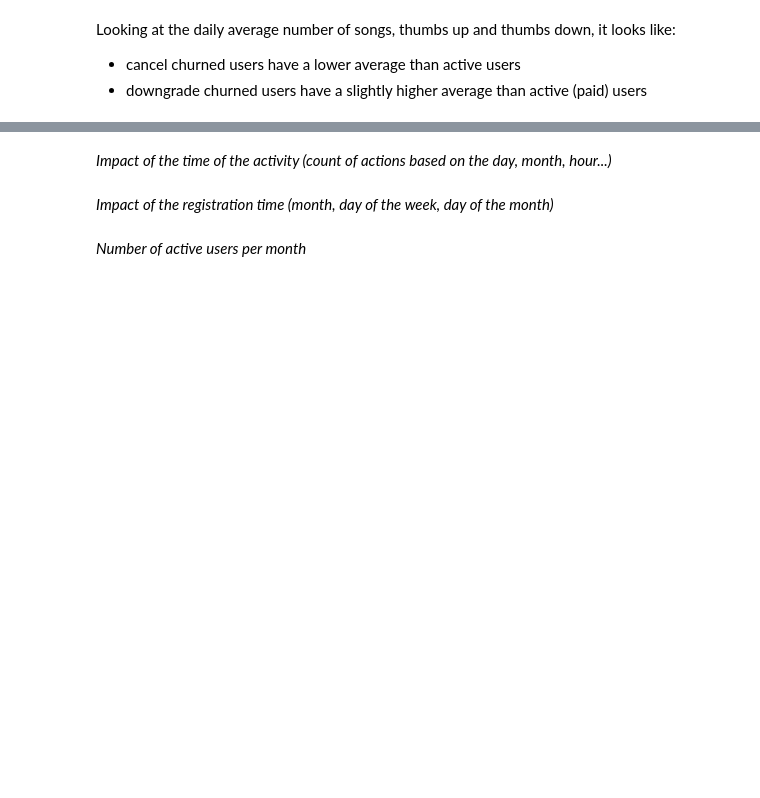
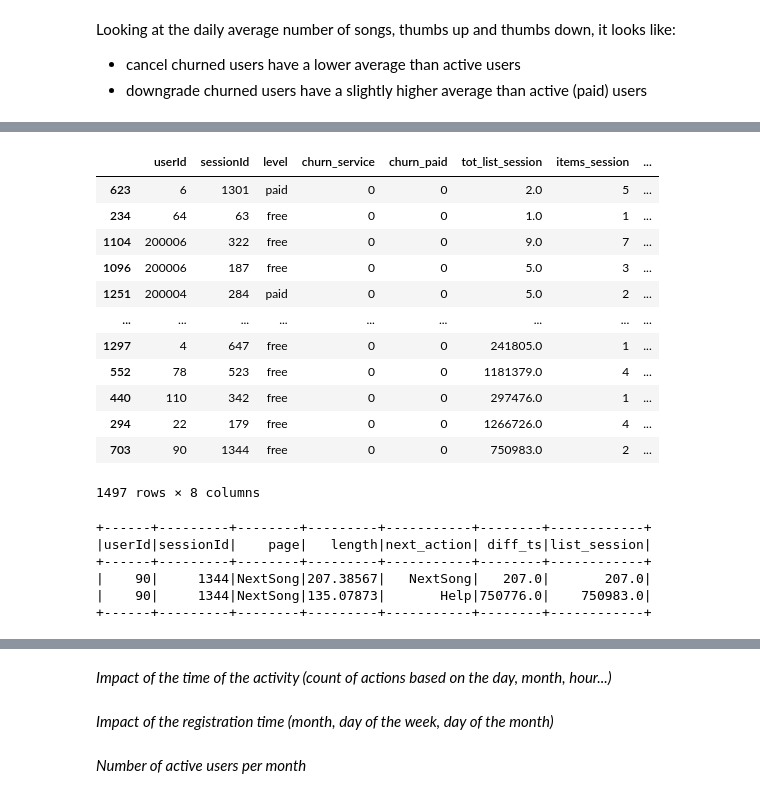
Before and after one commit to acoullandreau/capstone_sparkify, a Jupyter notebook: Exploration mini-dataset Sparkify.ipynb, the cells around one changed output, grey strips where cells are left out. Cells and saved outputs as stored; diff of their text form; code cells hidden in the pictures; blank space fills up the shorter version.

```diff
--- a/Exploration mini-dataset Sparkify.ipynb
+++ b/Exploration mini-dataset Sparkify.ipynb
@@ -1578,0 +1582,25 @@ Looking at the daily average number of songs, thumbs up and thumbs down, it look
+# %%
+# use again the partition grouping by userId and sorting by descending timestamp
+user_category = Window.partitionBy("userId").orderBy(desc("ts"))
+# create a session window per week
+session_window = Window.partitionBy(["userId", "sessionId"]).orderBy("ts").rangeBetween(Window.unboundedPreceding, 0)
+
+# add two new columns containing the value of the action and the timestamp of the next event logged for a user
+listening_session = event_data_churn.withColumn("next_ts", lag('ts', 1).over(user_category))
+listening_session = listening_session.withColumn("next_action", lag('page', 1).over(user_category))
+
+# calculate the difference between the timestamps of two following actions
+listening_session = listening_session.withColumn("diff_ts", (listening_session.next_ts.cast("integer")-listening_session.ts.cast("integer"))/1000)
+
+# keep only the NextSong actions to evaluate the listening time
+listening_session = listening_session.filter(listening_session["page"]=="NextSong")
+
+# add a column with the total listening time per session
+listening_session = listening_session.withColumn('list_session', Fsum('diff_ts').over(session_window)) \
+
+# extract the max values only for each session of each user
+listening_session_filt = listening_session.groupby(['userId', 'sessionId', 'level', 'churn_service', 'churn_paid']) \
+                    .agg(Fmax('list_session').alias('tot_list_session'),\
+                        Fmax('itemInSession').alias('items_session'))
+
+listening_session_filt = listening_session_filt.withColumn('avg_list_session', Fround((listening_session_filt['tot_list_session']/listening_session_filt['items_session'])/60, 2))
@@ -1578,0 +1631,25 @@ Looking at the daily average number of songs, thumbs up and thumbs down, it look
+# %%
+listening_session.sort_values(by='avg_list_session')
+# %% [output]
+|  | userId | sessionId | level | churn_service | churn_paid | tot_list_session | items_session | ... |
+| 623 | 6 | 1301 | paid | 0 | 0 | 2.0 | 5 | ... |
+| 234 | 64 | 63 | free | 0 | 0 | 1.0 | 1 | ... |
+| 1104 | 200006 | 322 | free | 0 | 0 | 9.0 | 7 | ... |
+| 1096 | 200006 | 187 | free | 0 | 0 | 5.0 | 3 | ... |
+| 1251 | 200004 | 284 | paid | 0 | 0 | 5.0 | 2 | ... |
+| ... | ... | ... | ... | ... | ... | ... | ... | ... |
+| 1297 | 4 | 647 | free | 0 | 0 | 241805.0 | 1 | ... |
+| 552 | 78 | 523 | free | 0 | 0 | 1181379.0 | 4 | ... |
+| 440 | 110 | 342 | free | 0 | 0 | 297476.0 | 1 | ... |
+| 294 | 22 | 179 | free | 0 | 0 | 1266726.0 | 4 | ... |
+| 703 | 90 | 1344 | free | 0 | 0 | 750983.0 | 2 | ... |
+1497 rows × 8 columns
+# %%
+listening_session['userId', 'sessionId', 'page', 'length', 'next_action', 'diff_ts', 'list_session'].filter((listening_session['userId']=='90')&(listening_session['sessionId']==1344)).show()
+# %% [output]
++------+---------+--------+---------+-----------+--------+------------+
+|userId|sessionId|    page|   length|next_action| diff_ts|list_session|
++------+---------+--------+---------+-----------+--------+------------+
+|    90|     1344|NextSong|207.38567|   NextSong|   207.0|       207.0|
+|    90|     1344|NextSong|135.07873|       Help|750776.0|    750983.0|
++------+---------+--------+---------+-----------+--------+------------+
```
Also changed, not shown: parts of 15 cells of this notebook.
